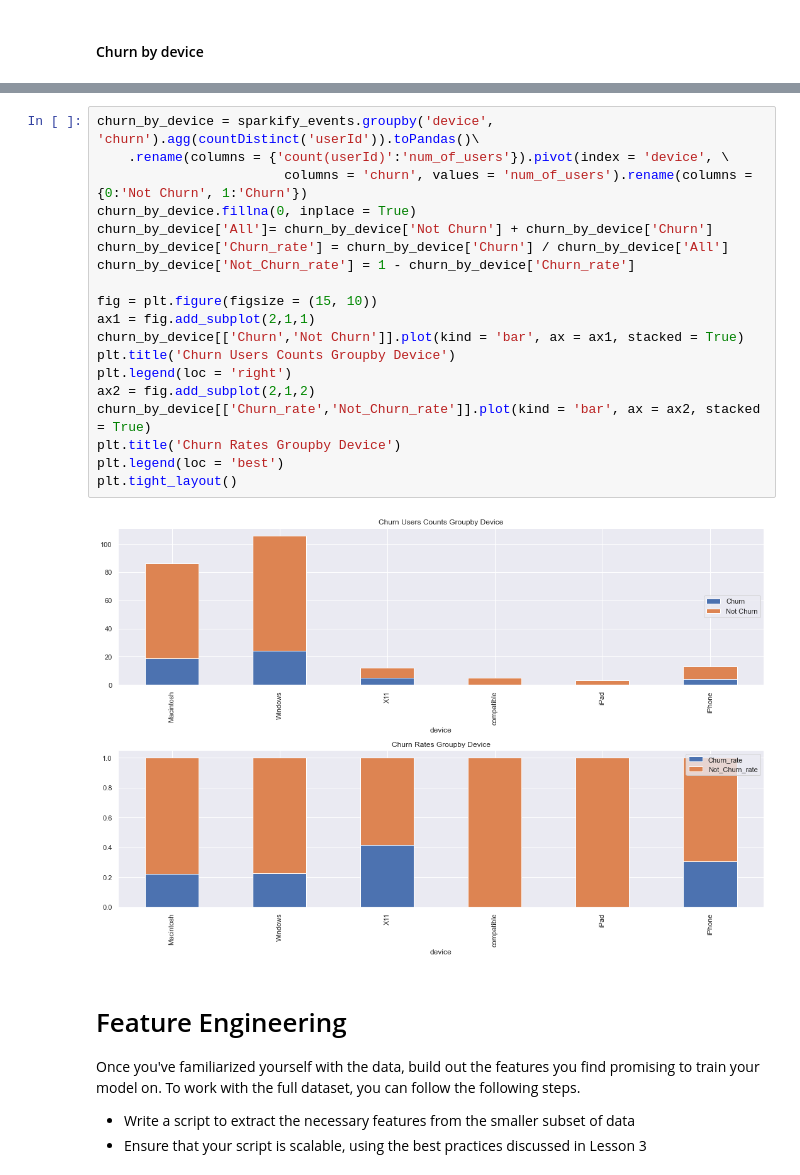
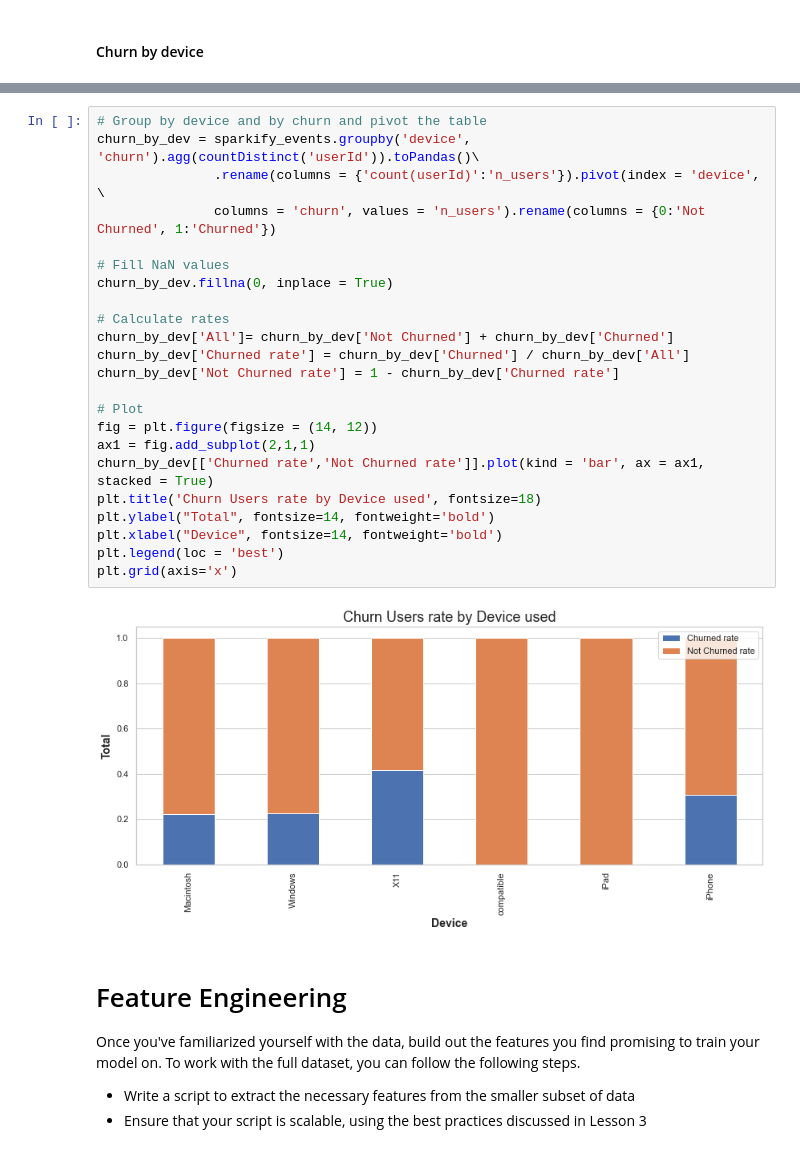
Before and after one commit to pedflotor/Sparkify-Churn-Prediction, a Jupyter notebook: Sparkify.ipynb, the cells around one changed output, grey strips where cells are left out. Saved outputs shown, nothing was run; the diff lists cells and outputs as text.

```diff
--- a/Sparkify.ipynb
+++ b/Sparkify.ipynb
@@ -479,24 +464,28 @@ device_cnts.head(10)
 # %%
-churn_by_device = sparkify_events.groupby('device', 'churn').agg(countDistinct('userId')).toPandas()\
-    .rename(columns = {'count(userId)':'num_of_users'}).pivot(index = 'device', \
-                        columns = 'churn', values = 'num_of_users').rename(columns = {0:'Not Churn', 1:'Churn'})
-churn_by_device.fillna(0, inplace = True)
-churn_by_device['All']= churn_by_device['Not Churn'] + churn_by_device['Churn']
-churn_by_device['Churn_rate'] = churn_by_device['Churn'] / churn_by_device['All']
-churn_by_device['Not_Churn_rate'] = 1 - churn_by_device['Churn_rate']
+# Group by device and by churn and pivot the table
+churn_by_dev = sparkify_events.groupby('device', 'churn').agg(countDistinct('userId')).toPandas()\
+               .rename(columns = {'count(userId)':'n_users'}).pivot(index = 'device', \
+               columns = 'churn', values = 'n_users').rename(columns = {0:'Not Churned', 1:'Churned'})
 
-fig = plt.figure(figsize = (15, 10))
+# Fill NaN values
+churn_by_dev.fillna(0, inplace = True)
+
+# Calculate rates
+churn_by_dev['All']= churn_by_dev['Not Churned'] + churn_by_dev['Churned']
+churn_by_dev['Churned rate'] = churn_by_dev['Churned'] / churn_by_dev['All']
+churn_by_dev['Not Churned rate'] = 1 - churn_by_dev['Churned rate']
+
+# Plot
+fig = plt.figure(figsize = (14, 12))
 ax1 = fig.add_subplot(2,1,1)
-churn_by_device[['Churn','Not Churn']].plot(kind = 'bar', ax = ax1, stacked = True)
-plt.title('Churn Users Counts Groupby Device')
-plt.legend(loc = 'right')
-ax2 = fig.add_subplot(2,1,2)
-churn_by_device[['Churn_rate','Not_Churn_rate']].plot(kind = 'bar', ax = ax2, stacked = True)
-plt.title('Churn Rates Groupby Device')
+churn_by_dev[['Churned rate','Not Churned rate']].plot(kind = 'bar', ax = ax1, stacked = True)
+plt.title('Churn Users rate by Device used', fontsize=18)
+plt.ylabel("Total", fontsize=14, fontweight='bold')
+plt.xlabel("Device", fontsize=14, fontweight='bold')
 plt.legend(loc = 'best')
-plt.tight_layout()
+plt.grid(axis='x')
 # %% [output]
-[figure, old version]
+[figure, new version]
 # %% [markdown]
 # Feature Engineering
 Once you've familiarized yourself with the data, build out the features you find promising to train your model on. To work with the full dataset, you can follow the following steps.
```
Also changed, not shown: parts of 9 cells of this notebook.
